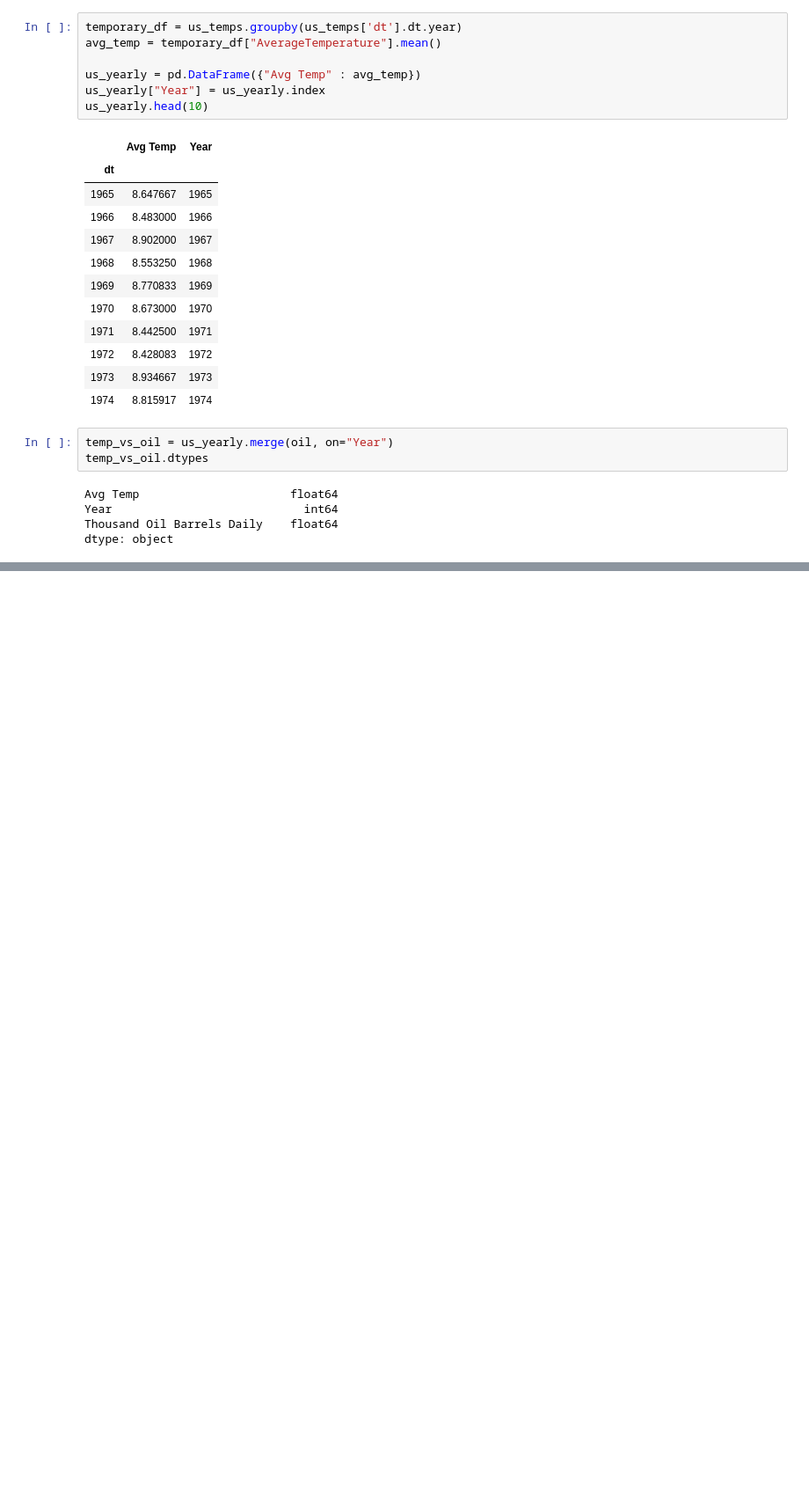
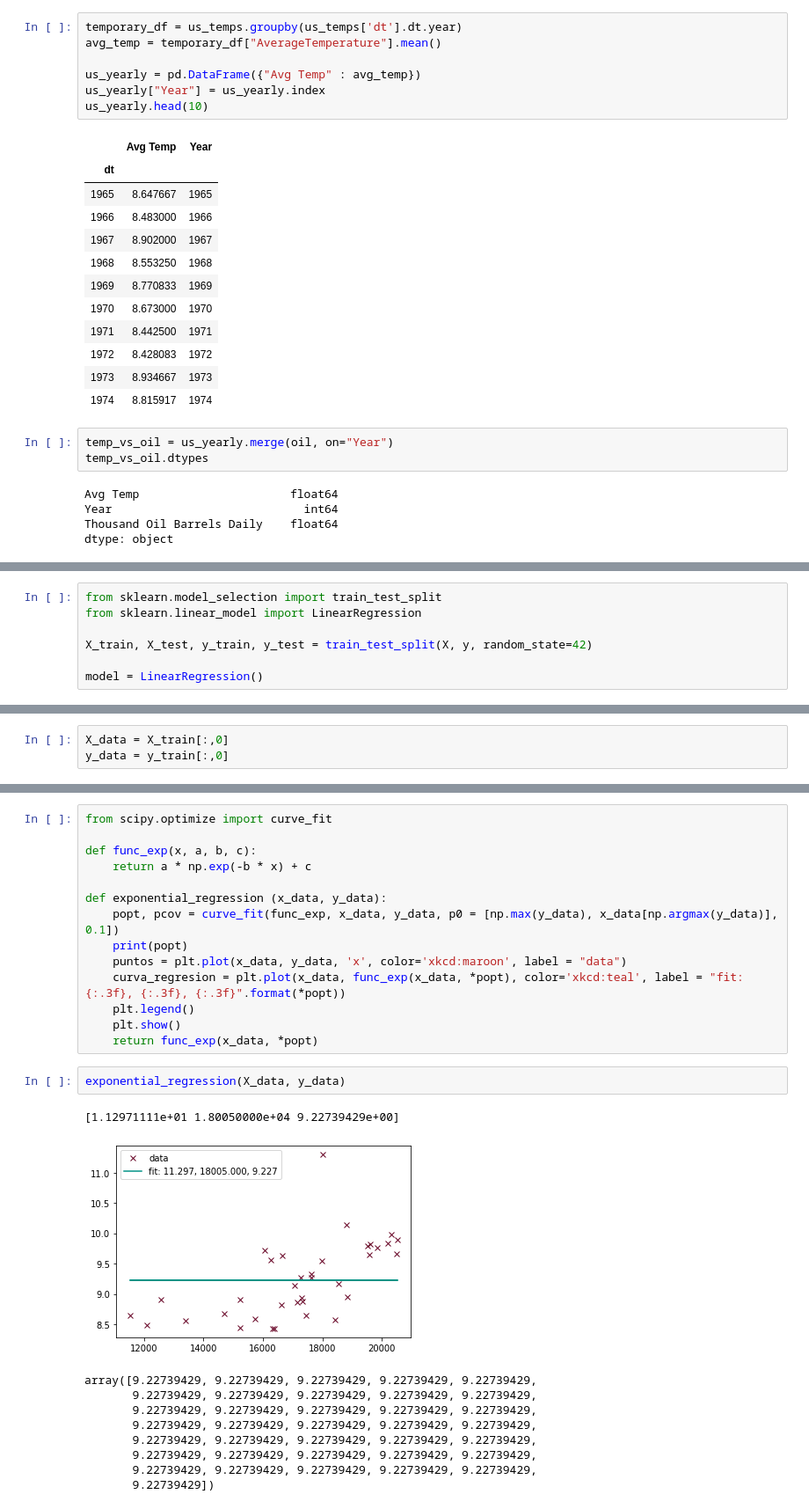
Before and after one commit to 0xyyyy/Climate_project, a Jupyter notebook: MachineLearning/machine_learning.ipynb, the cells around one changed output, grey strips where cells are left out. Shown: that part at 88% size. Saved outputs shown, nothing was run; the diff lists cells and outputs as text; blank space fills up the shorter version.

```diff
--- a/MachineLearning/machine_learning.ipynb
+++ b/MachineLearning/machine_learning.ipynb
@@ -101,0 +106,7 @@ print(yhat)
+# %%
+from sklearn.model_selection import train_test_split
+from sklearn.linear_model import LinearRegression
+
+X_train, X_test, y_train, y_test = train_test_split(X, y, random_state=42)
+
+model = LinearRegression()
@@ -101,0 +167,3 @@ print(yhat)
+# %%
+X_data = X_train[:,0]
+y_data = y_train[:,0]
@@ -101,0 +178,27 @@ print(yhat)
+# %%
+from scipy.optimize import curve_fit
+
+def func_exp(x, a, b, c):
+    return a * np.exp(-b * x) + c
+
+def exponential_regression (x_data, y_data):
+    popt, pcov = curve_fit(func_exp, x_data, y_data, p0 = [np.max(y_data), x_data[np.argmax(y_data)], 0.1])
+    print(popt)
+    puntos = plt.plot(x_data, y_data, 'x', color='xkcd:maroon', label = "data")
+    curva_regresion = plt.plot(x_data, func_exp(x_data, *popt), color='xkcd:teal', label = "fit: {:.3f}, {:.3f}, {:.3f}".format(*popt))
+    plt.legend()
+    plt.show()
+    return func_exp(x_data, *popt)
+# %%
+exponential_regression(X_data, y_data)
+# %% [output]
+[1.12971111e+01 1.80050000e+04 9.22739429e+00]
+[figure, added]
+array([9.22739429, 9.22739429, 9.22739429, 9.22739429, 9.22739429,
+       9.22739429, 9.22739429, 9.22739429, 9.22739429, 9.22739429,
+       9.22739429, 9.22739429, 9.22739429, 9.22739429, 9.22739429,
+       9.22739429, 9.22739429, 9.22739429, 9.22739429, 9.22739429,
+       9.22739429, 9.22739429, 9.22739429, 9.22739429, 9.22739429,
+       9.22739429, 9.22739429, 9.22739429, 9.22739429, 9.22739429,
+       9.22739429, 9.22739429, 9.22739429, 9.22739429, 9.22739429,
+       9.22739429])
```
Also changed, not shown: parts of 14 cells of this notebook, 3 other files.
